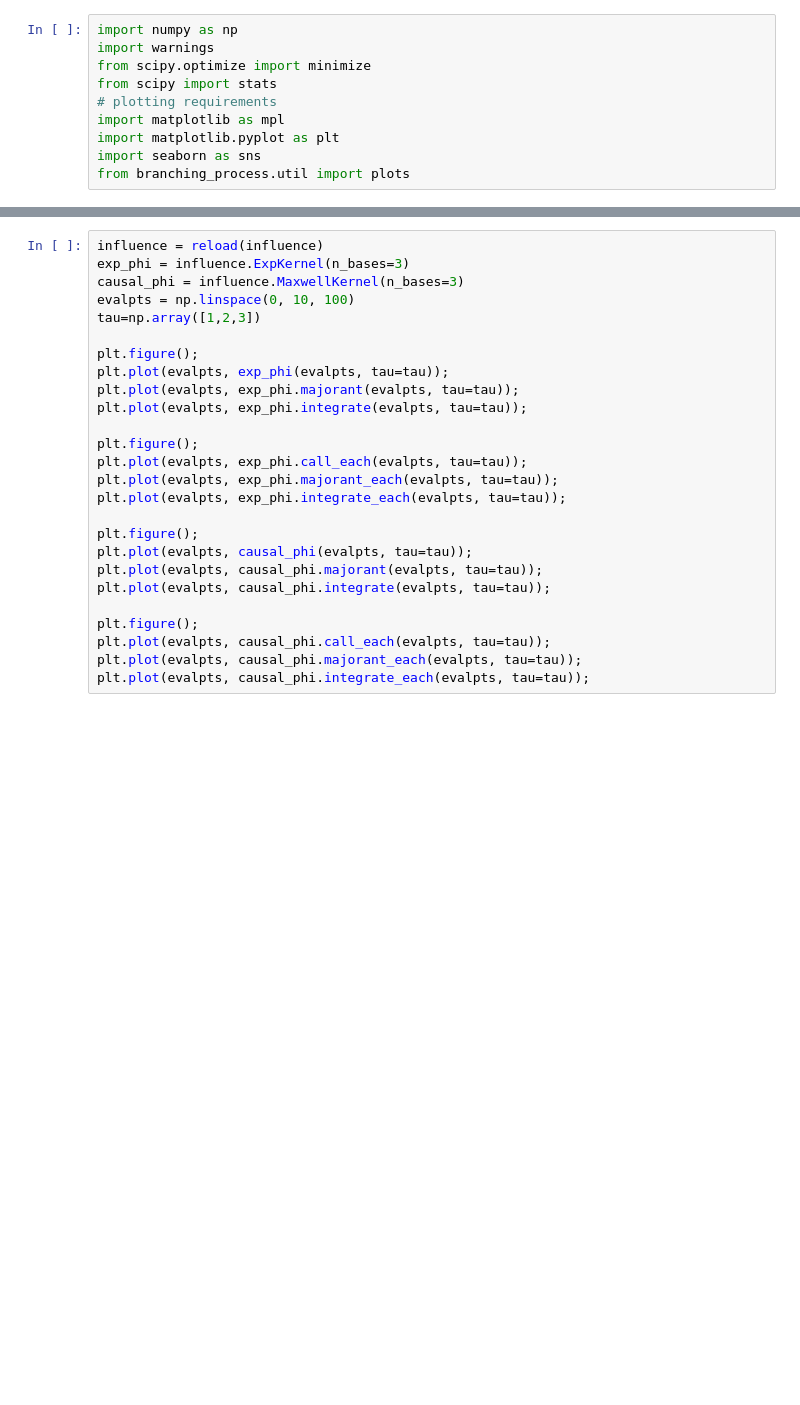
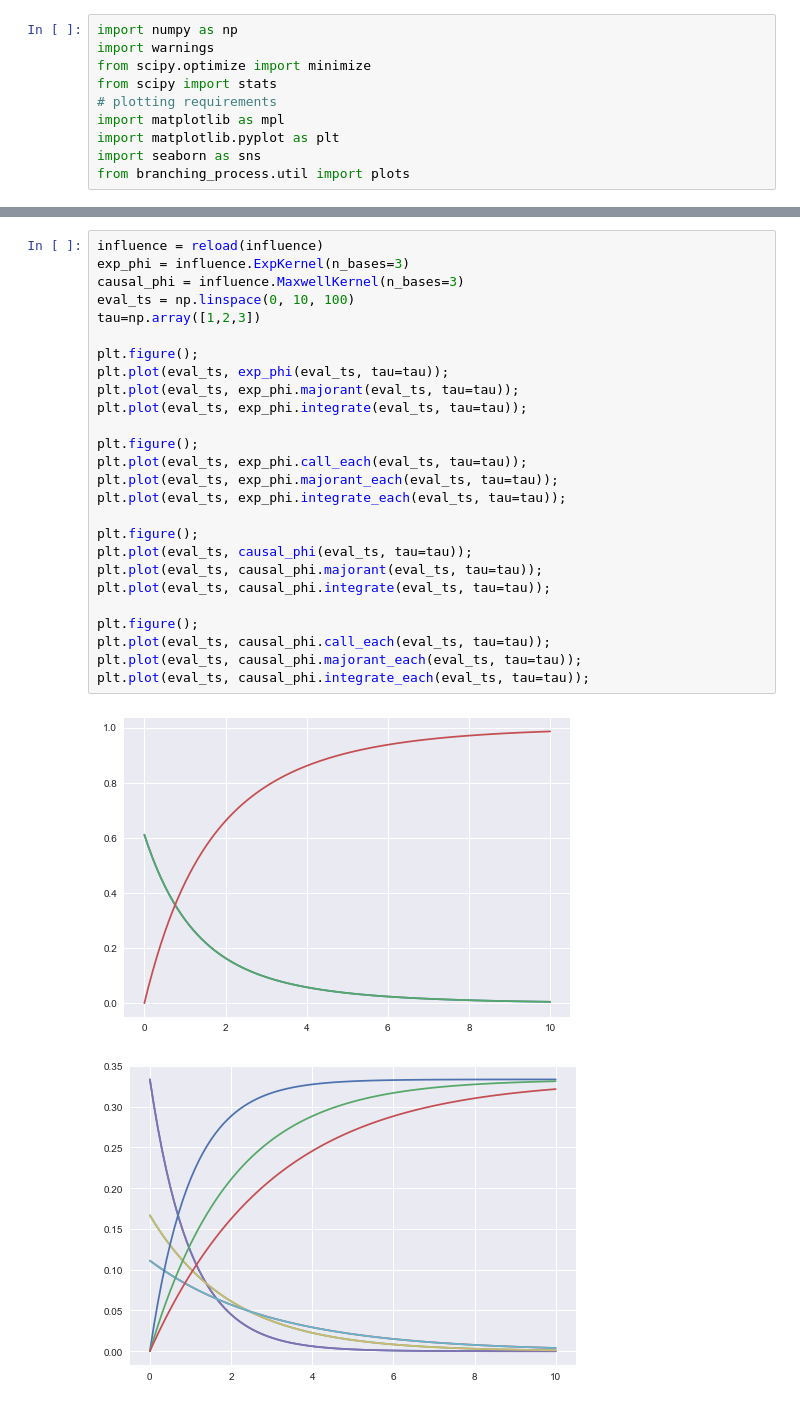
Before and after one commit to danmackinlay/branching_process, a Jupyter notebook: workbooks/hawkes_cts_dev.ipynb, the cells around one changed output, grey strips where cells are left out. Drawn from its saved outputs; the diff is of its cells as text; blank space fills up the shorter version.

```diff
--- a/workbooks/hawkes_cts_dev.ipynb
+++ b/workbooks/hawkes_cts_dev.ipynb
@@ -46,26 +48,29 @@ plt.plot(evalpts, causal_phi.integrate(evalpts, tau=tau).ravel());
 # %%
 influence = reload(influence)
 exp_phi = influence.ExpKernel(n_bases=3)
 causal_phi = influence.MaxwellKernel(n_bases=3)
-evalpts = np.linspace(0, 10, 100)
+eval_ts = np.linspace(0, 10, 100)
 tau=np.array([1,2,3])
 
 plt.figure();
-plt.plot(evalpts, exp_phi(evalpts, tau=tau));
-plt.plot(evalpts, exp_phi.majorant(evalpts, tau=tau));
-plt.plot(evalpts, exp_phi.integrate(evalpts, tau=tau));
+plt.plot(eval_ts, exp_phi(eval_ts, tau=tau));
+plt.plot(eval_ts, exp_phi.majorant(eval_ts, tau=tau));
+plt.plot(eval_ts, exp_phi.integrate(eval_ts, tau=tau));
 
 plt.figure();
-plt.plot(evalpts, exp_phi.call_each(evalpts, tau=tau));
-plt.plot(evalpts, exp_phi.majorant_each(evalpts, tau=tau));
-plt.plot(evalpts, exp_phi.integrate_each(evalpts, tau=tau));
+plt.plot(eval_ts, exp_phi.call_each(eval_ts, tau=tau));
+plt.plot(eval_ts, exp_phi.majorant_each(eval_ts, tau=tau));
+plt.plot(eval_ts, exp_phi.integrate_each(eval_ts, tau=tau));
 
 plt.figure();
-plt.plot(evalpts, causal_phi(evalpts, tau=tau));
-plt.plot(evalpts, causal_phi.majorant(evalpts, tau=tau));
-plt.plot(evalpts, causal_phi.integrate(evalpts, tau=tau));
+plt.plot(eval_ts, causal_phi(eval_ts, tau=tau));
+plt.plot(eval_ts, causal_phi.majorant(eval_ts, tau=tau));
+plt.plot(eval_ts, causal_phi.integrate(eval_ts, tau=tau));
 
 plt.figure();
-plt.plot(evalpts, causal_phi.call_each(evalpts, tau=tau));
-plt.plot(evalpts, causal_phi.majorant_each(evalpts, tau=tau));
-plt.plot(evalpts, causal_phi.integrate_each(evalpts, tau=tau));
+plt.plot(eval_ts, causal_phi.call_each(eval_ts, tau=tau));
+plt.plot(eval_ts, causal_phi.majorant_each(eval_ts, tau=tau));
+plt.plot(eval_ts, causal_phi.integrate_each(eval_ts, tau=tau));
+# %% [output]
+[figure, added]
+[figure, added]
```
Also changed, not shown: parts of 8 cells of this notebook.
